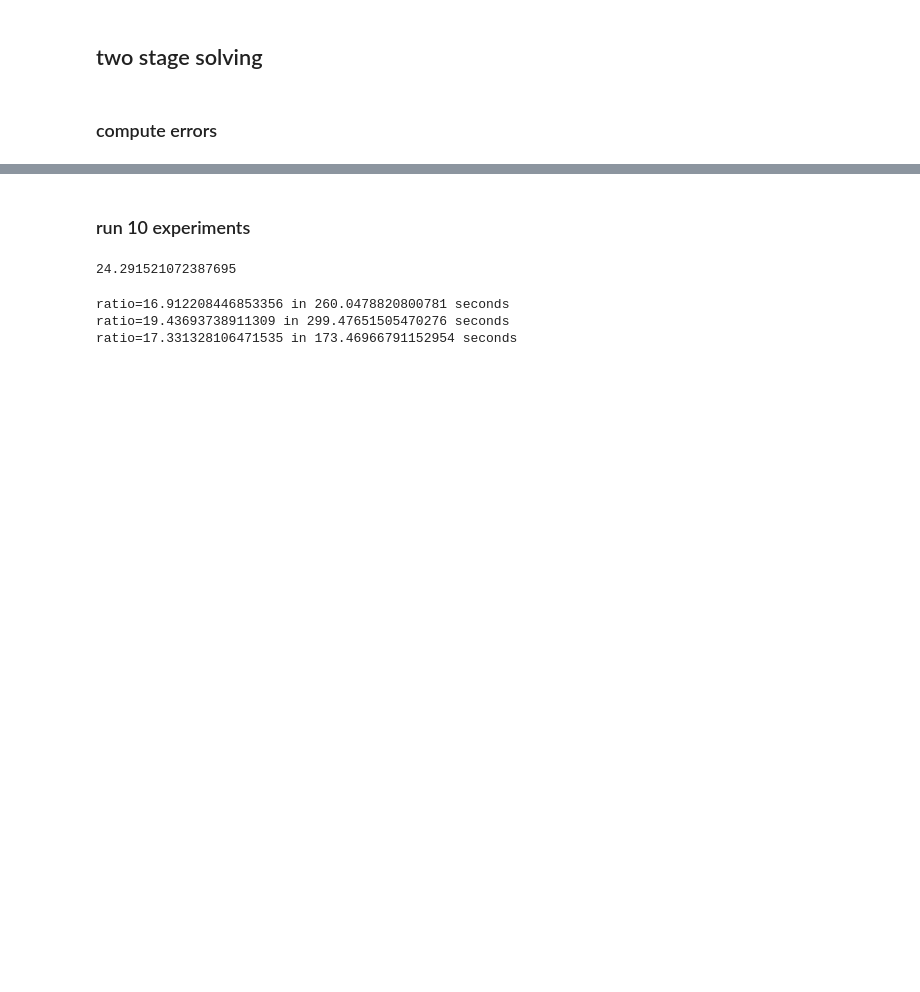
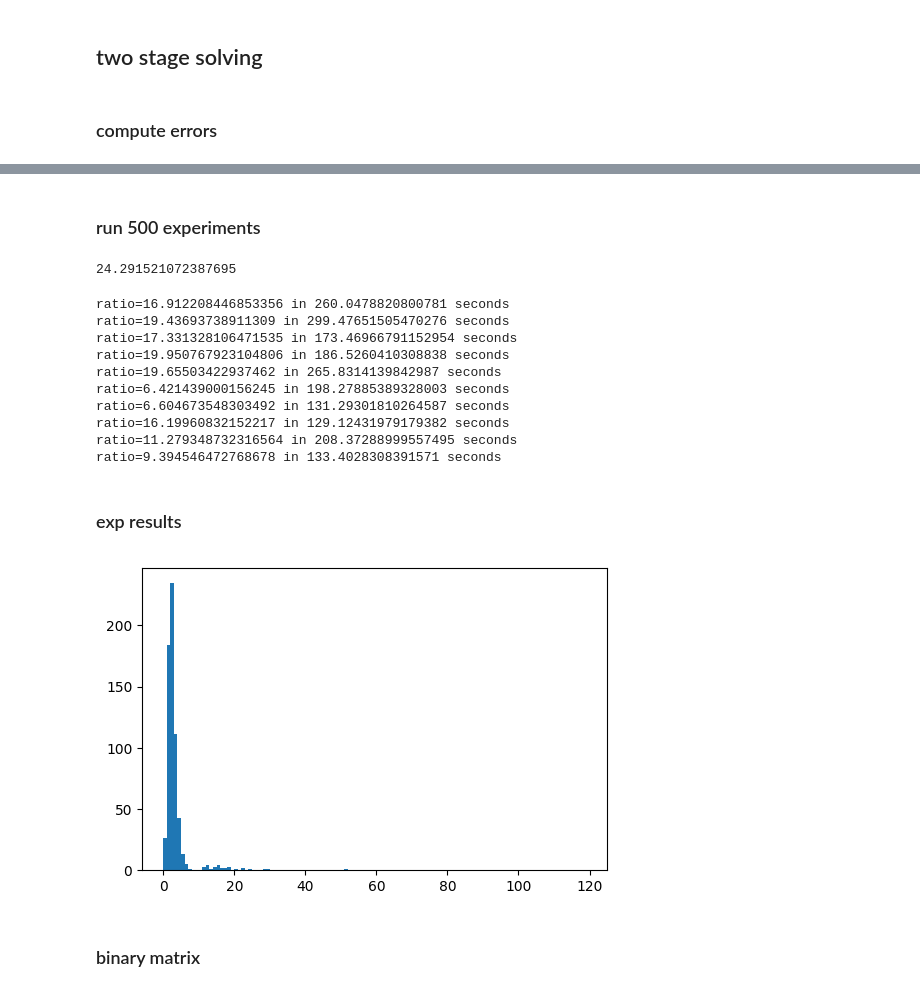
Before and after one commit to lecueguillaume/cs-dantzig-selector, a Jupyter notebook: simulations.ipynb, the cells around one changed output, grey strips where cells are left out. Cells and saved outputs as stored; diff of their text form; code cells hidden in the pictures; blank space fills up the shorter version.

```diff
--- a/simulations.ipynb
+++ b/simulations.ipynb
@@ -89,5 +89,5 @@ plot_exp(beta_true, beta, beta_two)
 # %% [markdown]
-### run 10 experiments
+### run 500 experiments
 # %%
 import time
 # %%
@@ -97,16 +97,24 @@ time.time() - t
 # %% [output]
 24.291521072387695
 # %%
-ratios = []
-for i in range(10):
+for i in range(1000):
     t = time.time()
     X, y, beta_true = create_experiment(n, p, X_s, beta_s, noise_s, S)
-    beta = solve_experiment(X, y, noise_s, t=5)
+    beta = solve_experiment(X, y, noise_s, t=100)
     beta_two = two_stage_solve(X, beta, noise_s, alpha)
-    ratio = error_ratio(beta, beta_true, noise_s)
-    print("ratio={} in {} seconds".format(ratio, time.time() - t))
-    ratios.append(ratio)
+    ratio_ds = error_ratio(beta, beta_true, noise_s)
+    ratio_gd = error_ratio(beta_two, beta_true, noise_s)
+    print("ratio_ds={} ratio_gd={} in {} seconds".format(ratio_ds, ratio_gd, time.time() - t))
+    ratios_ds.append(ratio_ds)
+    ratios_gd.append(ratio_gd)
 # %% [output]
 ratio=16.912208446853356 in 260.0478820800781 seconds
 ratio=19.43693738911309 in 299.47651505470276 seconds
 ratio=17.331328106471535 in 173.46966791152954 seconds
+ratio=19.950767923104806 in 186.5260410308838 seconds
+ratio=19.65503422937462 in 265.8314139842987 seconds
+ratio=6.421439000156245 in 198.27885389328003 seconds
+ratio=6.604673548303492 in 131.29301810264587 seconds
+ratio=16.19960832152217 in 129.12431979179382 seconds
+ratio=11.279348732316564 in 208.37288999557495 seconds
+ratio=9.394546472768678 in 133.4028308391571 seconds
@@ -119,0 +121,2 @@ ratio=17.331328106471535 in 173.46966791152954 seconds
+# %% [markdown]
+### exp results
@@ -119,0 +131,4 @@ ratio=17.331328106471535 in 173.46966791152954 seconds
+# %%
+plt.hist((ratios_gd, ), bins=range(120));
+# %% [output]
+[figure, added]
@@ -119,0 +141,2 @@ ratio=17.331328106471535 in 173.46966791152954 seconds
+# %% [markdown]
+### binary matrix
```
Also changed, not shown: parts of 17 cells of this notebook.
